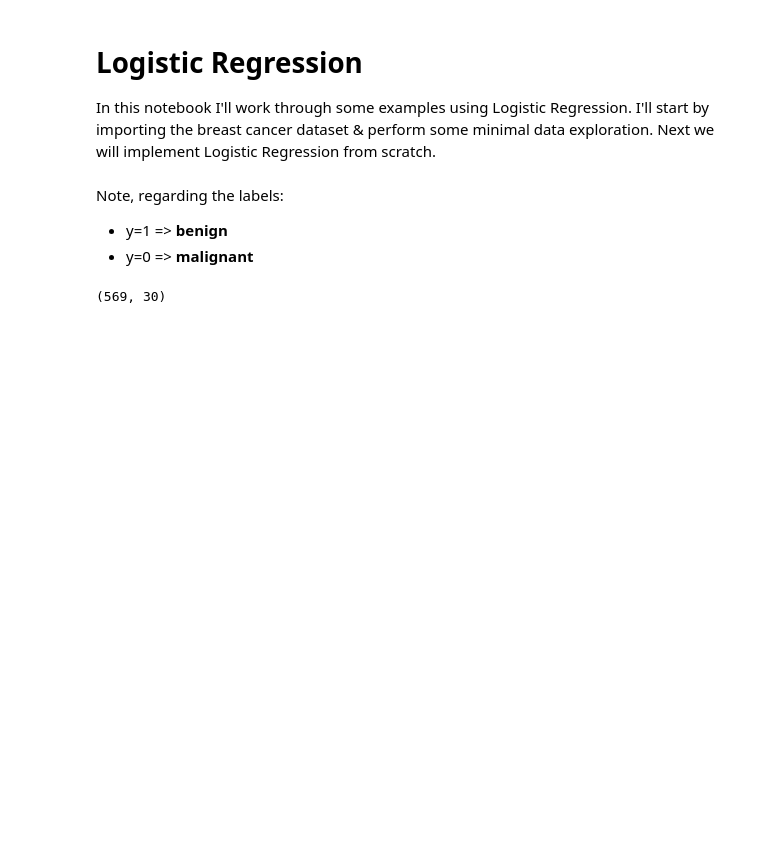
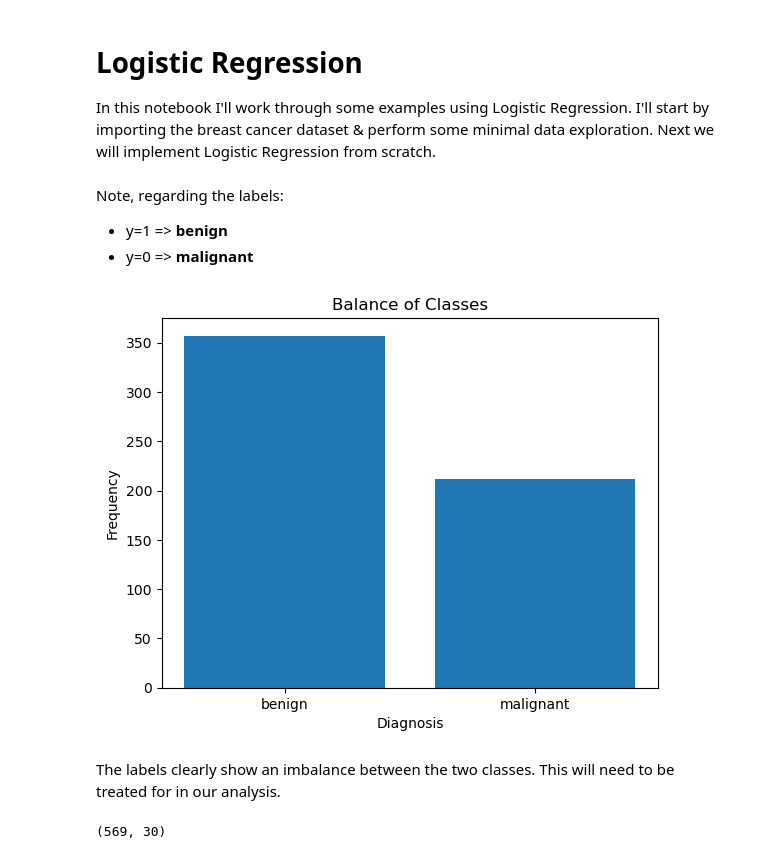
Before and after one commit to insidelearningmachines/Blog, a Jupyter notebook: Notebook II Logistic Regression.ipynb, the cells around one changed output. Saved outputs shown, nothing was run; the diff lists cells and outputs as text; code cells hidden in the pictures; blank space fills up the shorter version.

```diff
--- a/Notebook II Logistic Regression.ipynb
+++ b/Notebook II Logistic Regression.ipynb
@@ -21,6 +21,17 @@ y    = data.target
 Note, regarding the labels:
 * y=1 => **benign**
 * y=0 => **malignant**
+# %%
+# check if our labels are balanced?
+plt.bar(['benign','malignant'],height=[np.sum(y),y.shape[0]-np.sum(y)])
+plt.title('Balance of Classes')
+plt.xlabel('Diagnosis')
+plt.ylabel('Frequency')
+plt.show()
+# %% [output]
+[figure, added]
+# %% [markdown]
+The labels clearly show an imbalance between the two classes. This will need to be treated for in our analysis.
 # %%
 # how many features/sample points do we have?
 X.shape
```
Also changed, not shown: parts of 7 cells of this notebook.
